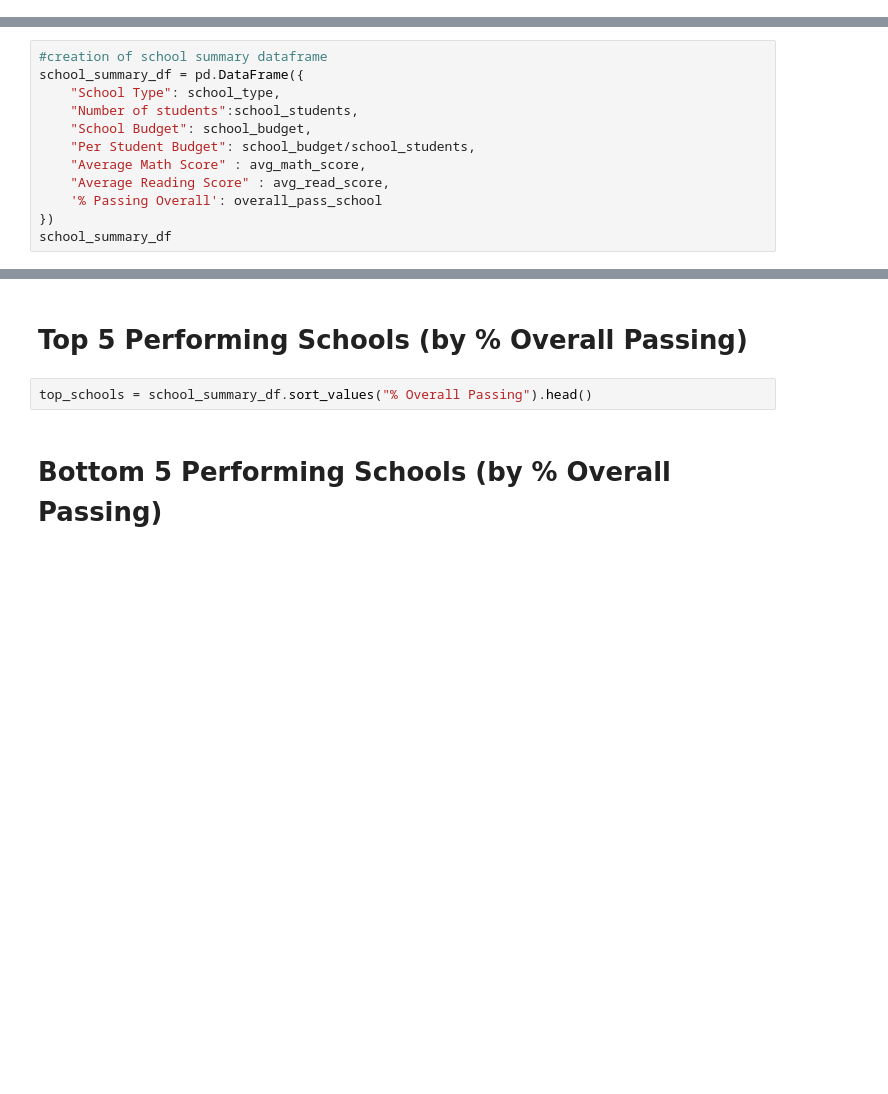
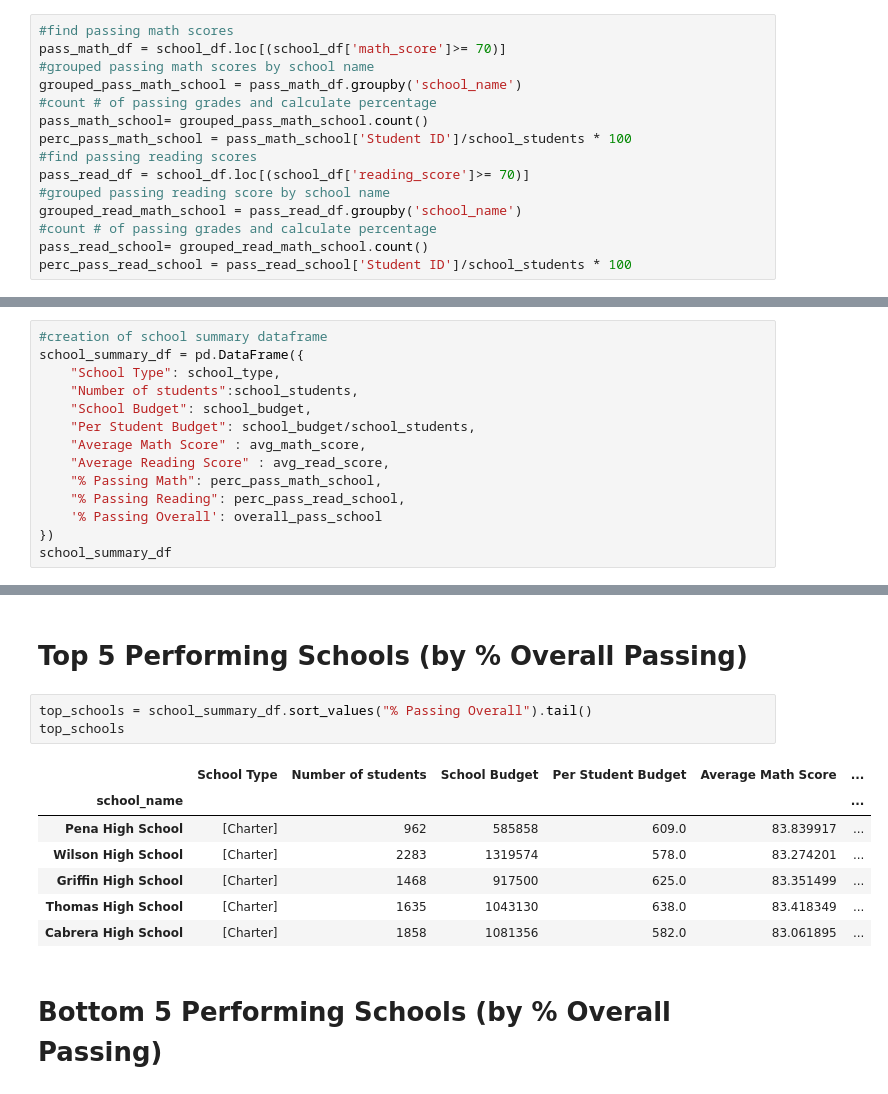
Before and after one commit to Corters22/Pandas_Challenge, a Jupyter notebook: PyCitySchools.ipynb, the cells around one changed output, grey strips where cells are left out. Cells and saved outputs as stored; diff of their text form; blank space fills up the shorter version.

Commit message:
added % reading and math to school summary

```diff
--- a/PyCitySchools.ipynb
+++ b/PyCitySchools.ipynb
@@ -138,3 +114,18 @@ pass_math_school= grouped_pass_math_school.count()
+# %%
+#find passing math scores
+pass_math_df = school_df.loc[(school_df['math_score']>= 70)]
+#grouped passing math scores by school name
+grouped_pass_math_school = pass_math_df.groupby('school_name')
+#count # of passing grades and calculate percentage
+pass_math_school= grouped_pass_math_school.count()
+perc_pass_math_school = pass_math_school['Student ID']/school_students * 100
+#find passing reading scores
+pass_read_df = school_df.loc[(school_df['reading_score']>= 70)]
+#grouped passing reading score by school name
+grouped_read_math_school = pass_read_df.groupby('school_name')
+#count # of passing grades and calculate percentage
+pass_read_school= grouped_read_math_school.count()
+perc_pass_read_school = pass_read_school['Student ID']/school_students * 100
 # %%
 # grouped overall passing grades by school
 grouped_overall_pass_df = perc_pass_overall_df.groupby(["school_name"])
@@ -169,6 +160,8 @@ school_summary_df = pd.DataFrame({
     "Per Student Budget": school_budget/school_students,
     "Average Math Score" : avg_math_score,
     "Average Reading Score" : avg_read_score,
+    "% Passing Math": perc_pass_math_school,
+    "% Passing Reading": perc_pass_read_school,
     '% Passing Overall': overall_pass_school
 })
 school_summary_df
@@ -193,7 +186,16 @@ school_summary_df
 # %% [markdown]
 # Top 5 Performing Schools (by % Overall Passing)
 # %%
-top_schools = school_summary_df.sort_values("% Overall Passing").head()
+top_schools = school_summary_df.sort_values("% Passing Overall").tail()
+top_schools
+# %% [output]
+|  | School Type | Number of students | School Budget | Per Student Budget | Average Math Score | ... |
+| school_name |  |  |  |  |  | ... |
+| Pena High School | [Charter] | 962 | 585858 | 609.0 | 83.839917 | ... |
+| Wilson High School | [Charter] | 2283 | 1319574 | 578.0 | 83.274201 | ... |
+| Griffin High School | [Charter] | 1468 | 917500 | 625.0 | 83.351499 | ... |
+| Thomas High School | [Charter] | 1635 | 1043130 | 638.0 | 83.418349 | ... |
+| Cabrera High School | [Charter] | 1858 | 1081356 | 582.0 | 83.061895 | ... |
 # %% [markdown]
 # Bottom 5 Performing Schools (by % Overall Passing)
 # %%
```
Also changed, not shown: parts of 3 cells of this notebook.
